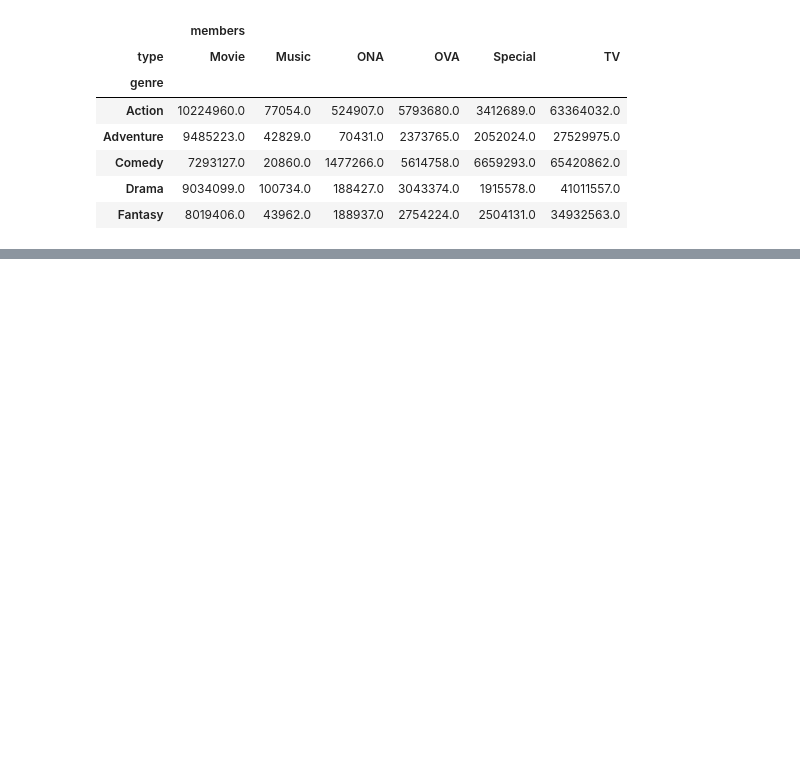
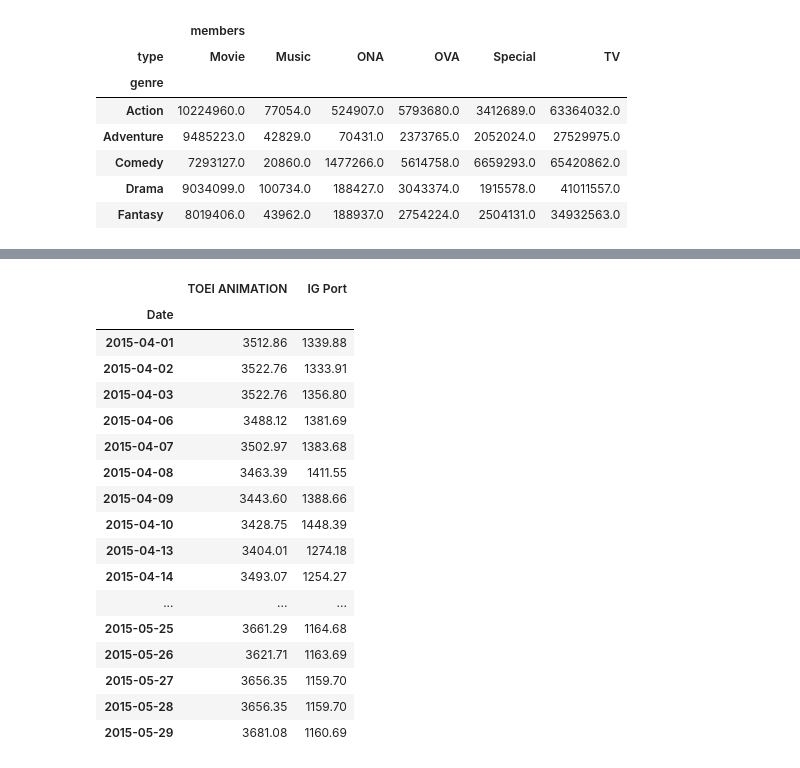
Before and after one commit to yukimura1227/trainings, a Jupyter notebook: pandas_sample/pandas_sample.ipynb, the cells around one changed output, grey strips where cells are left out. Cells and saved outputs as stored; diff of their text form; code cells hidden in the pictures; blank space fills up the shorter version.

```diff
--- a/pandas_sample/pandas_sample.ipynb
+++ b/pandas_sample/pandas_sample.ipynb
@@ -754,0 +949,22 @@ df2.pivot_table(index='genre',columns='type',values=['members'],aggfunc=np.sum).
+# %%
+# スライスを利用すると期間を指定することも容易
+stock_df.loc['2015-04':'2015-05']
+# %% [output]
+|  | TOEI ANIMATION | IG Port |
+| Date |  |  |
+| 2015-04-01 | 3512.86 | 1339.88 |
+| 2015-04-02 | 3522.76 | 1333.91 |
+| 2015-04-03 | 3522.76 | 1356.80 |
+| 2015-04-06 | 3488.12 | 1381.69 |
+| 2015-04-07 | 3502.97 | 1383.68 |
+| 2015-04-08 | 3463.39 | 1411.55 |
+| 2015-04-09 | 3443.60 | 1388.66 |
+| 2015-04-10 | 3428.75 | 1448.39 |
+| 2015-04-13 | 3404.01 | 1274.18 |
+| 2015-04-14 | 3493.07 | 1254.27 |
+| ... | ... | ... |
+| 2015-05-25 | 3661.29 | 1164.68 |
+| 2015-05-26 | 3621.71 | 1163.69 |
+| 2015-05-27 | 3656.35 | 1159.70 |
+| 2015-05-28 | 3656.35 | 1159.70 |
+| 2015-05-29 | 3681.08 | 1160.69 |
```
Also changed, not shown: parts of 17 cells of this notebook.
